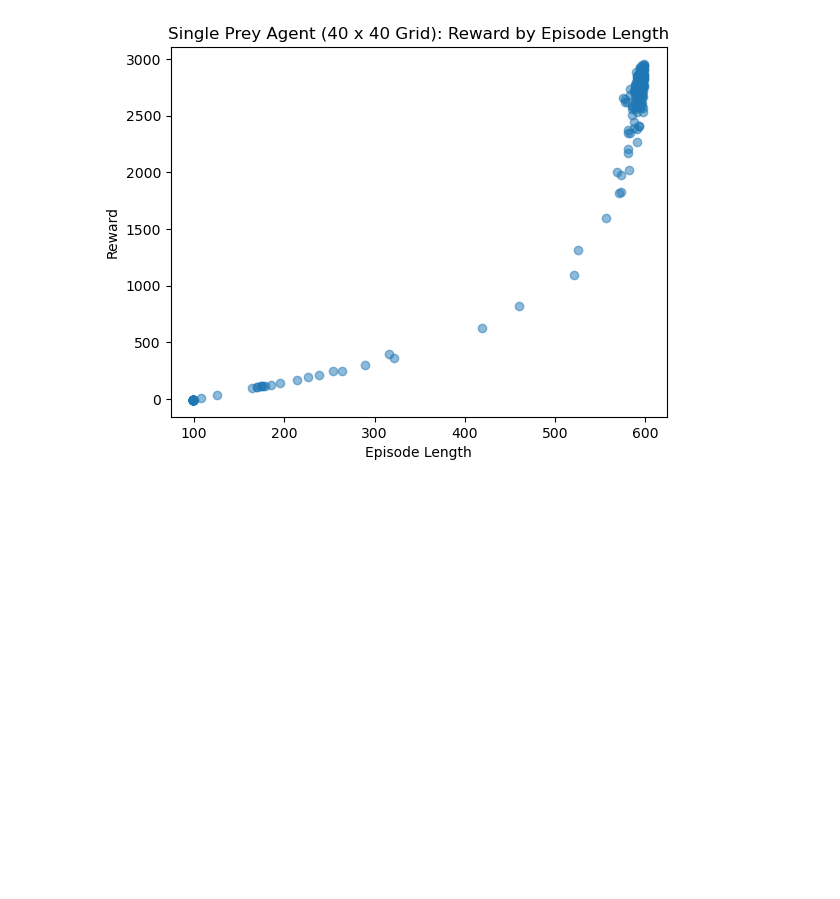
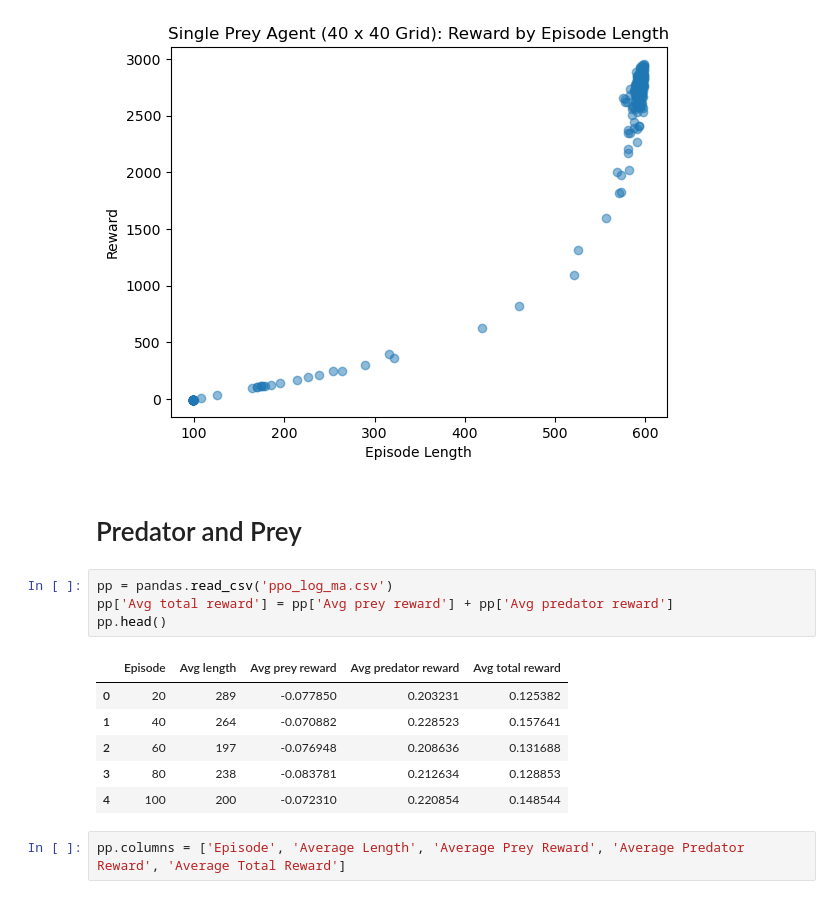
Before and after one commit to GauravB159/PreyPredatorReinforcement, a Jupyter notebook: plots/plots.ipynb, the cells around one changed output. Saved outputs shown, nothing was run; the diff lists cells and outputs as text; blank space fills up the shorter version.

```diff
--- a/plots/plots.ipynb
+++ b/plots/plots.ipynb
@@ -26,3 +47,18 @@ line_plot(one_prey['Episode'], one_prey['Avg reward'], 'Single Prey Agent (40 x
 scatter_plot(one_prey['Avg length'], one_prey['Avg reward'], 'Single Prey Agent (40 x 40 Grid): Reward by Episode Length', 'Episode Length', 'Reward')
 # %% [output]
 [figure]
+# %% [markdown]
+# Predator and Prey
+# %%
+pp = pandas.read_csv('ppo_log_ma.csv')
+pp['Avg total reward'] = pp['Avg prey reward'] + pp['Avg predator reward']
+pp.head()
+# %% [output]
+|  | Episode | Avg length | Avg prey reward | Avg predator reward | Avg total reward |
+| 0 | 20 | 289 | -0.077850 | 0.203231 | 0.125382 |
+| 1 | 40 | 264 | -0.070882 | 0.228523 | 0.157641 |
+| 2 | 60 | 197 | -0.076948 | 0.208636 | 0.131688 |
+| 3 | 80 | 238 | -0.083781 | 0.212634 | 0.128853 |
+| 4 | 100 | 200 | -0.072310 | 0.220854 | 0.148544 |
+# %%
+pp.columns = ['Episode', 'Average Length', 'Average Prey Reward', 'Average Predator Reward', 'Average Total Reward']
```
Also changed, not shown: parts of 4 cells of this notebook, 1 other file.
